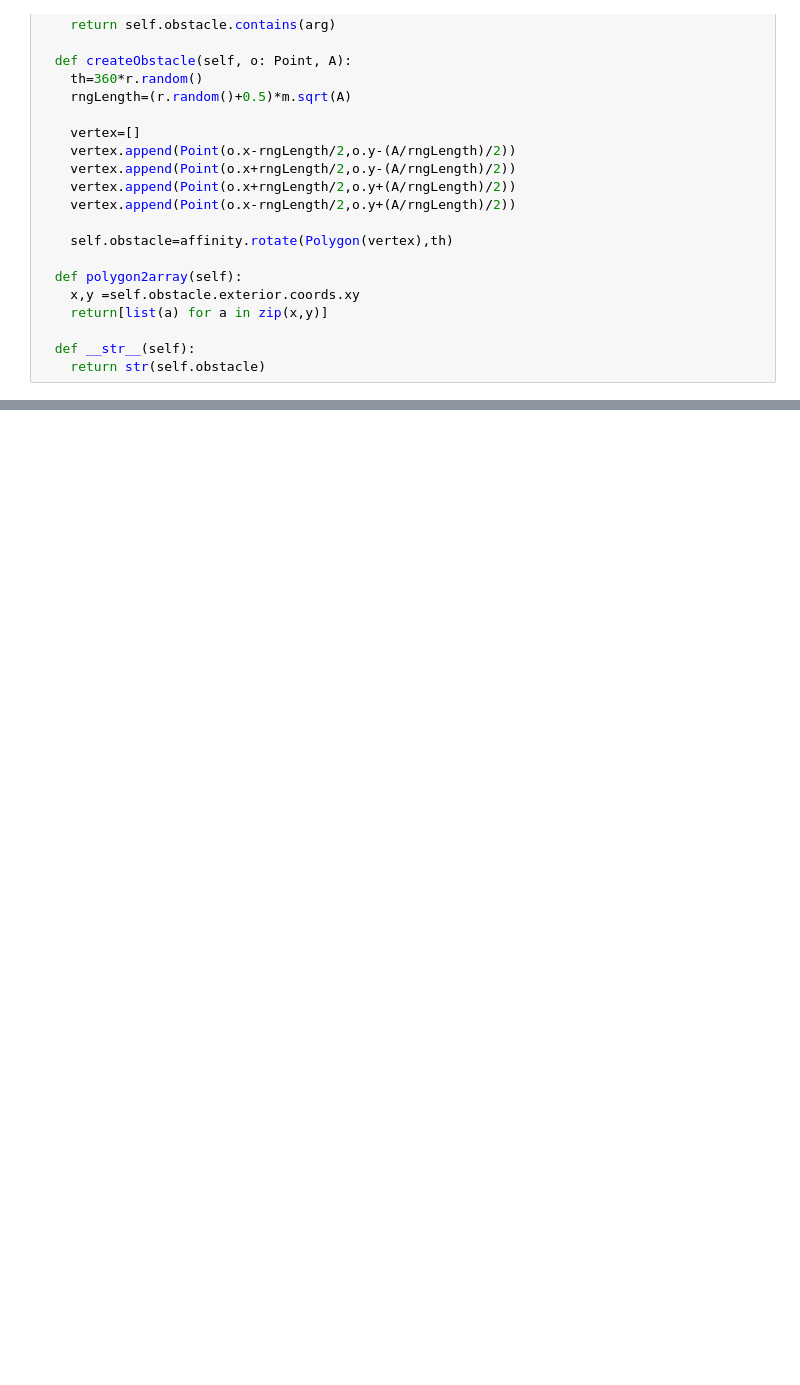
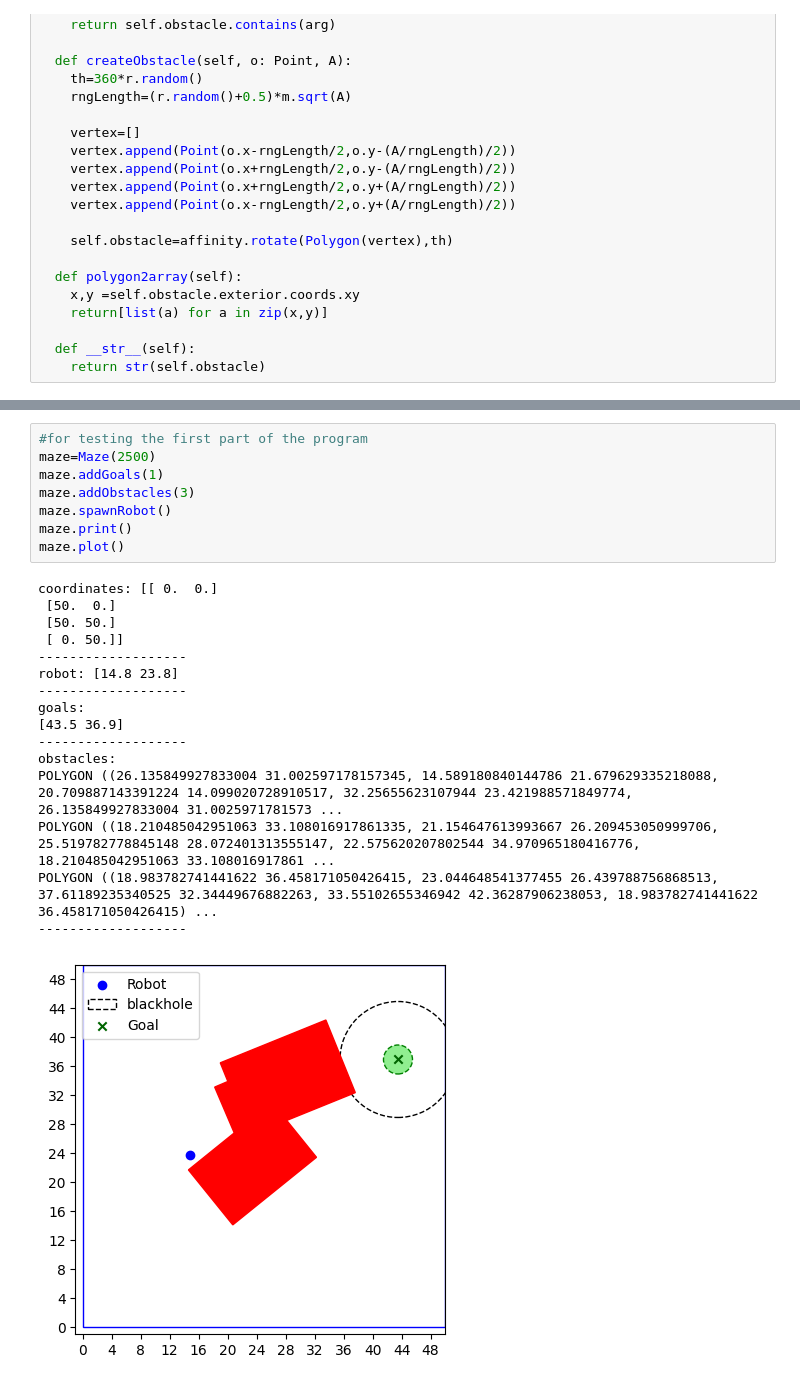
Before and after one commit to Sharkar96/BHDQN, a Jupyter notebook: BHDQN.ipynb, the cells around one changed output, grey strips where cells are left out. Saved outputs shown, nothing was run; the diff lists cells and outputs as text; blank space fills up the shorter version.

```diff
--- a/BHDQN.ipynb
+++ b/BHDQN.ipynb
@@ -252 +393,26 @@ POLYGON ((6.685387781793928 5.007924966262831, 9.086144377858105 3.3344086729755
+# %%
+#for testing the first part of the program
+maze=Maze(2500)
+maze.addGoals(1)
+maze.addObstacles(3)
+maze.spawnRobot()
+maze.print()
+maze.plot()
+# %% [output]
+coordinates: [[ 0.  0.]
+ [50.  0.]
+ [50. 50.]
+ [ 0. 50.]]
+-------------------
+robot: [14.8 23.8]
+-------------------
+goals:
+[43.5 36.9]
+-------------------
+obstacles:
+POLYGON ((26.135849927833004 31.002597178157345, 14.589180840144786 21.679629335218088, 20.709887143391224 14.099020728910517, 32.25655623107944 23.421988571849774, 26.135849927833004 31.0025971781573 ...
+POLYGON ((18.210485042951063 33.108016917861335, 21.154647613993667 26.209453050999706, 25.519782778845148 28.072401313555147, 22.575620207802544 34.970965180416776, 18.210485042951063 33.108016917861 ...
+POLYGON ((18.983782741441622 36.458171050426415, 23.044648541377455 26.439788756868513, 37.61189235340525 32.34449676882263, 33.55102655346942 42.36287906238053, 18.983782741441622 36.458171050426415) ...
+-------------------
+[figure, added]
 # %%
```
Also changed, not shown: parts of 13 cells of this notebook.
